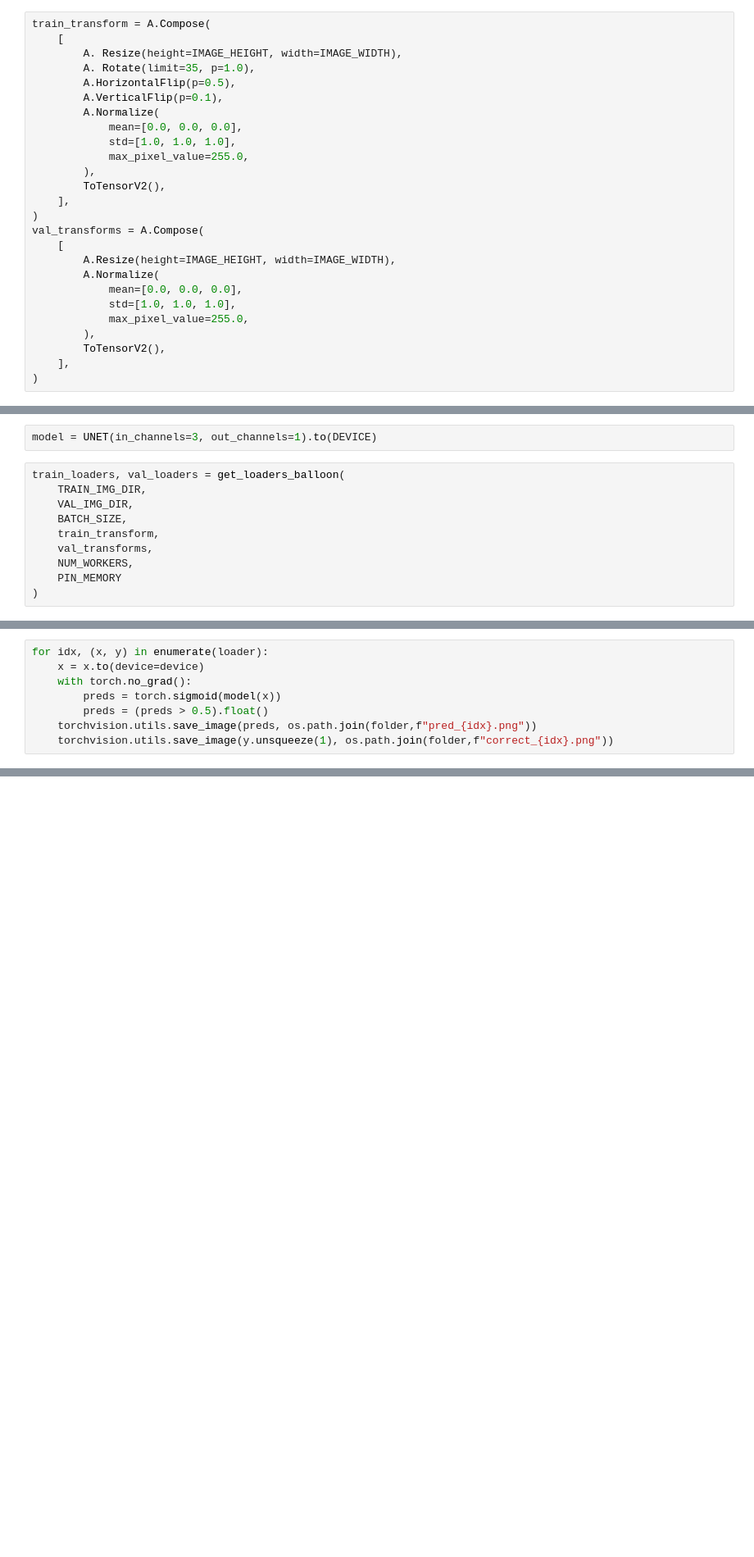
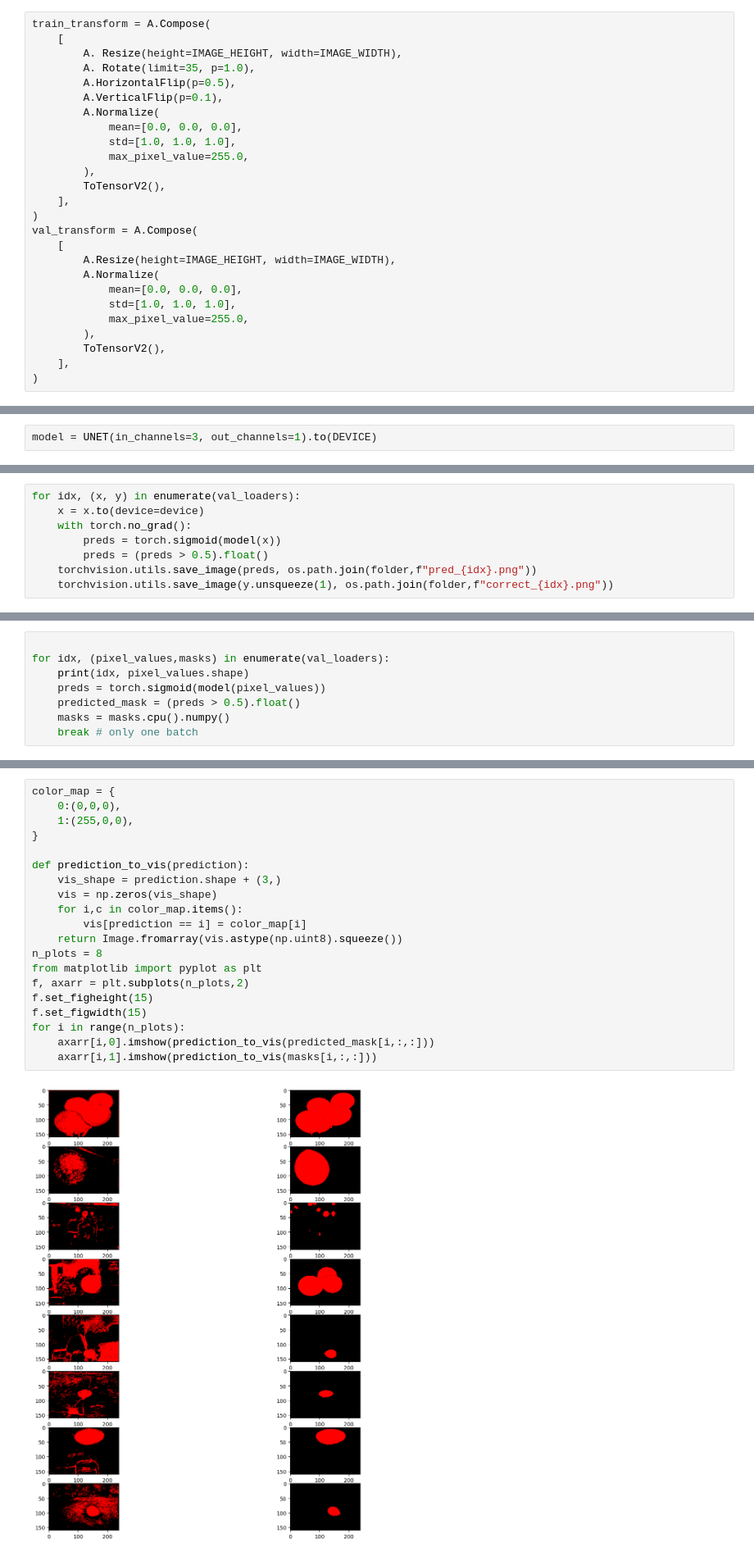
Before and after one commit to eliaweiss/tstSegFormer, a Jupyter notebook: balloonUnet.ipynb, the cells around one changed output, grey strips where cells are left out. Shown at 82% size. Cells and saved outputs as stored; diff of their text form; blank space fills up the shorter version.

```diff
--- a/balloonUnet.ipynb
+++ b/balloonUnet.ipynb
@@ -45,7 +85,7 @@ train_transform = A.Compose(
         ToTensorV2(),
     ],
 )
-val_transforms = A.Compose(
+val_transform = A.Compose(
     [
         A.Resize(height=IMAGE_HEIGHT, width=IMAGE_WIDTH),
         A.Normalize(
@@ -59,15 +339,5 @@ val_transforms = A.Compose(
 # %%
 model = UNET(in_channels=3, out_channels=1).to(DEVICE)
-# %%
-train_loaders, val_loaders = get_loaders_balloon(
-    TRAIN_IMG_DIR,
-    VAL_IMG_DIR,
-    BATCH_SIZE,
-    train_transform,
-    val_transforms,
-    NUM_WORKERS,
-    PIN_MEMORY
-)
 # %%
 trainer = pl.Trainer(
     accelerator="auto",
@@ -109,5 +386,5 @@ device=DEVICE
 # %%
-for idx, (x, y) in enumerate(loader):
+for idx, (x, y) in enumerate(val_loaders):
     x = x.to(device=device)
     with torch.no_grad():
         preds = torch.sigmoid(model(x))
@@ -120,0 +394,8 @@ torchvision.utils.save_image(preds, os.path.join(folder,f"pred_{idx}.png"))
+# %%
+
+for idx, (pixel_values,masks) in enumerate(val_loaders):
+    print(idx, pixel_values.shape)
+    preds = torch.sigmoid(model(pixel_values))
+    predicted_mask = (preds > 0.5).float()
+    masks = masks.cpu().numpy()
+    break # only one batch
@@ -120,0 +410,22 @@ torchvision.utils.save_image(preds, os.path.join(folder,f"pred_{idx}.png"))
+# %%
+color_map = {
+    0:(0,0,0),
+    1:(255,0,0),
+}
+
+def prediction_to_vis(prediction):
+    vis_shape = prediction.shape + (3,)
+    vis = np.zeros(vis_shape)
+    for i,c in color_map.items():
+        vis[prediction == i] = color_map[i]
+    return Image.fromarray(vis.astype(np.uint8).squeeze())
+n_plots = 8
+from matplotlib import pyplot as plt
+f, axarr = plt.subplots(n_plots,2)
+f.set_figheight(15)
+f.set_figwidth(15)
+for i in range(n_plots):
+    axarr[i,0].imshow(prediction_to_vis(predicted_mask[i,:,:]))
+    axarr[i,1].imshow(prediction_to_vis(masks[i,:,:]))
+# %% [output]
+[figure, added]
```
Also changed, not shown: parts of 19 cells of this notebook, 1 other file.
